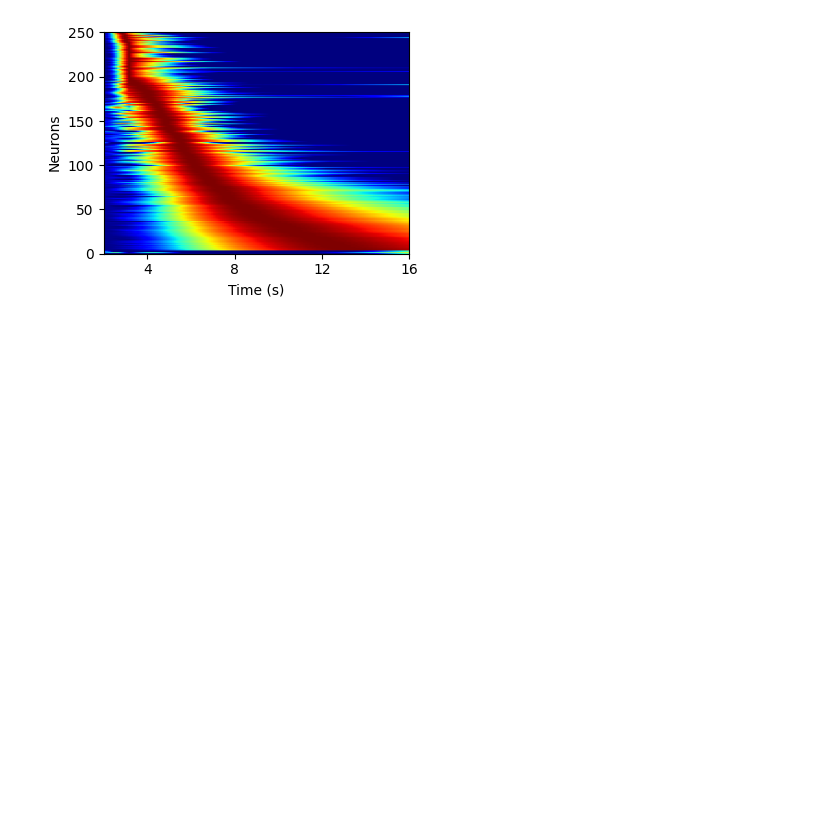
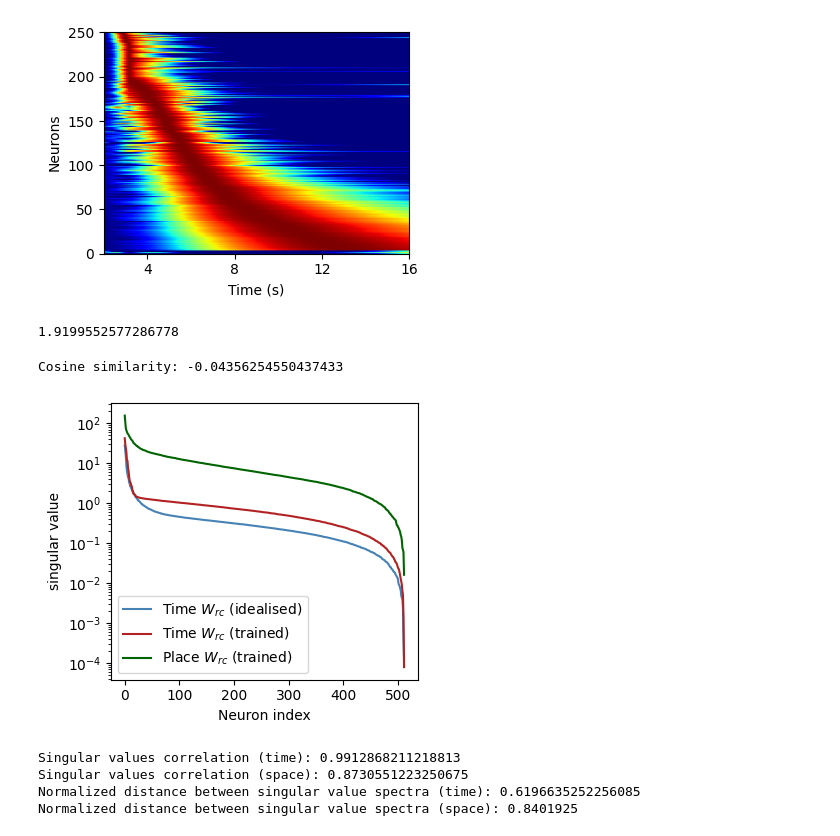
Before and after one commit to qrsyu/STCell, a Jupyter notebook: code/theory_exp/test_RNN.ipynb, the cells around one changed output. Drawn from its saved outputs; the diff is of its cells as text; code cells hidden in the pictures; blank space fills up the shorter version.

```diff
--- a/code/theory_exp/test_RNN.ipynb
+++ b/code/theory_exp/test_RNN.ipynb
@@ -98,7 +96,7 @@ model_dict = torch.load(f'../time_exp/2TS_1_rnn.pth', map_location=torch.device(
 
 # # Shuffle the recurrent weights
 # new_order = np.random.permutation(N)
-# trained_Wrc = model_dict['recurrent_layers.0.leaky_layer.linear_layer.weight'].cpu().numpy()
+Wrc_trained = model_dict['recurrent_layers.0.leaky_layer.linear_layer.weight'].cpu().numpy()
 # shuffled_Wrc = trained_Wrc[new_order,:][:,new_order]
 # model_dict['recurrent_layers.0.leaky_layer.linear_layer.weight'] = torch.from_numpy(shuffled_Wrc.astype(np.float32)).to(device)
 # trained_brc = model_dict['recurrent_layers.0.leaky_layer.linear_layer.bias'].cpu().numpy()
@@ -195,3 +193,68 @@ plt.tight_layout()
 plt.savefig(f'theory_rnn_{load_data_type}_{N}_hs.png', transparent=True)
 # %% [output]
 [figure]
+# %%
+# Load Wrc_theory
+import numpy as np
+Wrc_theory = np.load('Wrc_theory.npy')
+# %%
+# Frobenius norm of their difference
+diff = Wrc_trained - Wrc_theory
+d_F = np.linalg.norm(diff, ord='fro')
+d_F_norm = d_F / np.linalg.norm(Wrc_theory, ord='fro')
+print(d_F_norm)
+# %% [output]
+1.9199552577286778
+# %%
+v_trained = Wrc_trained.ravel()
+v_theory  = Wrc_theory.ravel()
+
+# cosine similarity
+cos_sim = np.dot(v_trained, v_theory) / (
+    np.linalg.norm(v_trained) * np.linalg.norm(v_theory)
+)
+
+print("Cosine similarity:", cos_sim)
+# %% [output]
+Cosine similarity: -0.04356254550437433
+# %%
+# Load Wrc_space
+model_dict = torch.load(f'../space_exp/square_room_rnn.pth', map_location=torch.device('cuda'))
+Wrc_space = model_dict['recurrent_layers.0.leaky_layer.linear_layer.weight'].cpu().numpy()
+# %%
+from matplotlib import pyplot as plt
+
+U_tr, S_tr, Vt_tr = np.linalg.svd(Wrc_trained, full_matrices=False)
+U_th, S_th, Vt_th = np.linalg.svd(Wrc_theory,  full_matrices=False)
+U_sp, S_sp, Vt_sp = np.linalg.svd(Wrc_space,  full_matrices=False)
+
+plt.figure(figsize=(4, 3.5))
+plt.plot(S_th, color='steelblue', label=r'Time $W_{rc}$ (idealised)')
+plt.plot(S_tr, color='firebrick', label=r'Time $W_{rc}$ (trained)')
+plt.plot(S_sp, color='darkgreen', label=r'Place $W_{rc}$ (trained)')
+plt.xlabel('Neuron index')
+plt.ylabel('singular value')
+plt.yscale('log')
+plt.legend()
+plt.tight_layout()
+plt.savefig('singular_values_comparison.png', transparent=True, dpi=500)
+plt.show()
+
+corr_S = np.corrcoef(S_tr, S_th)[0, 1]
+corr_Sp = np.corrcoef(S_tr, S_sp)[0, 1]
+print("Singular values correlation (time):", corr_S)
+print("Singular values correlation (space):", corr_Sp)
+
+# Calculate the distance between the singlar value spectra
+diff_S_th = S_tr - S_th
+diff_S_sp = S_tr - S_sp
+norm_diff_S_th = np.linalg.norm(diff_S_th) / np.linalg.norm(S_th)
+norm_diff_S_sp = np.linalg.norm(diff_S_sp) / np.linalg.norm(S_sp)
+print("Normalized distance between singular value spectra (time):", norm_diff_S_th)
+print("Normalized distance between singular value spectra (space):", norm_diff_S_sp)
+# %% [output]
+[figure, added]
+Singular values correlation (time): 0.9912868211218813
+Singular values correlation (space): 0.8730551223250675
+Normalized distance between singular value spectra (time): 0.6196635252256085
+Normalized distance between singular value spectra (space): 0.8401925
```
Also changed, not shown: parts of 7 cells of this notebook, 4 other files.
